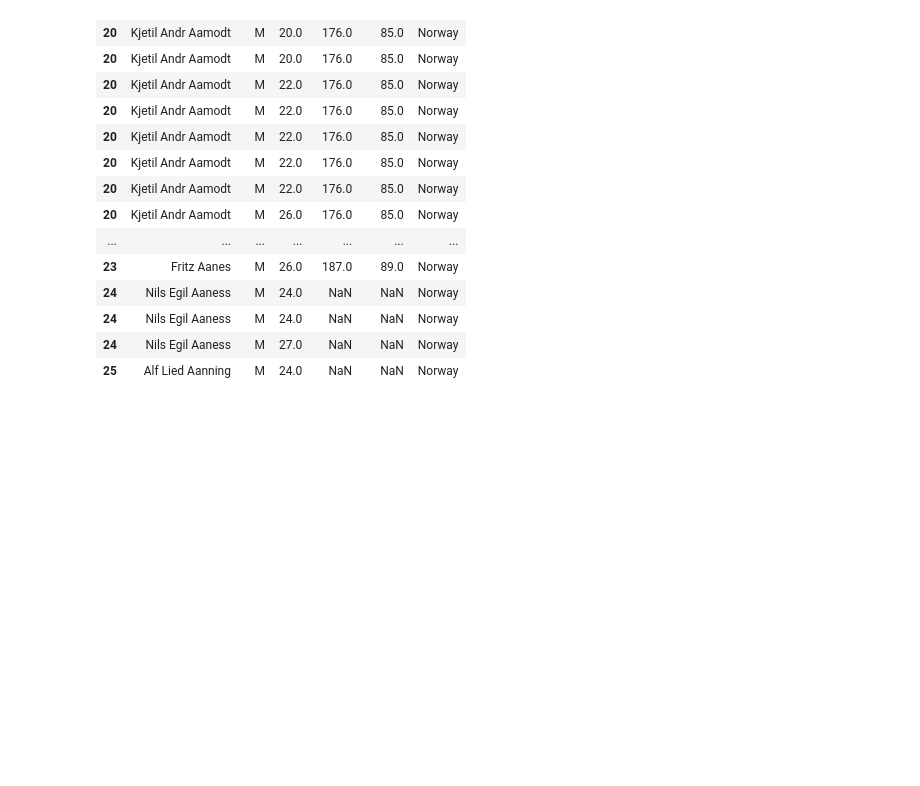
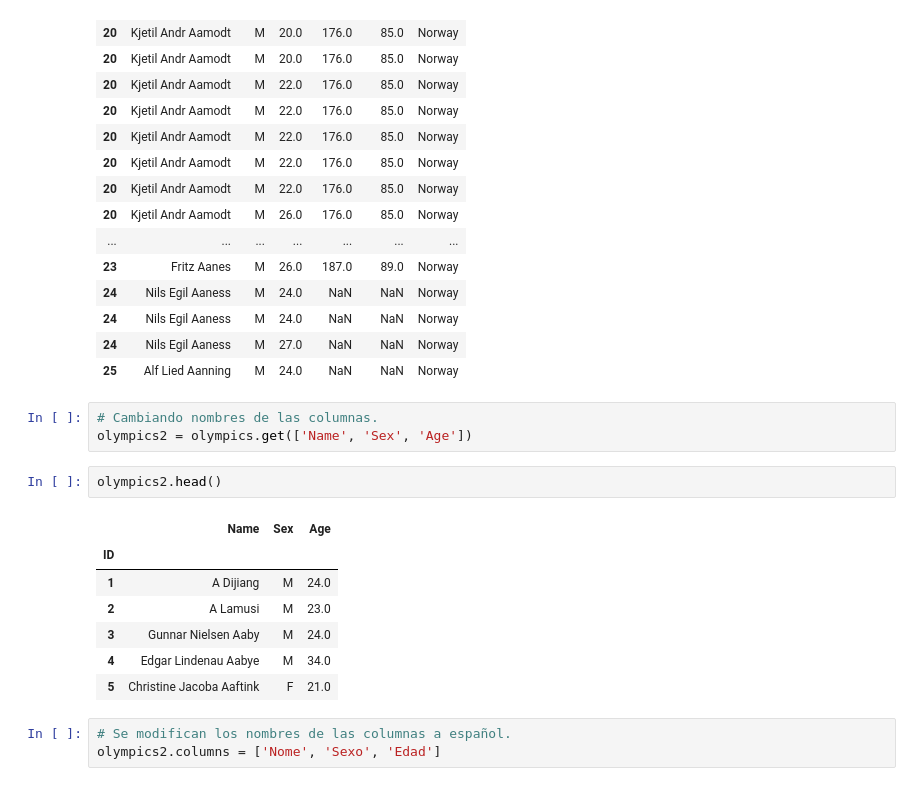
Before and after one commit to oscargbocanegra/learning, a Jupyter notebook: MachineLearning/c-udemy-analisis-datos-python-3/notebooks/04-manipulacion-datos-pandas.ipynb, the cells around one changed output. Drawn from its saved outputs; the diff is of its cells as text; blank space fills up the shorter version.

```diff
--- a/MachineLearning/c-udemy-analisis-datos-python-3/notebooks/04-manipulacion-datos-pandas.ipynb
+++ b/MachineLearning/c-udemy-analisis-datos-python-3/notebooks/04-manipulacion-datos-pandas.ipynb
@@ -464,3 +464,19 @@ olympics.loc[20:25 , 'Name': 'Team']
 | 24 | Nils Egil Aaness | M | 24.0 | NaN | NaN | Norway |
 | 24 | Nils Egil Aaness | M | 27.0 | NaN | NaN | Norway |
 | 25 | Alf Lied Aanning | M | 24.0 | NaN | NaN | Norway |
+# %%
+# Cambiando nombres de las columnas.
+olympics2 = olympics.get(['Name', 'Sex', 'Age'])
+# %%
+olympics2.head()
+# %% [output]
+|  | Name | Sex | Age |
+| ID |  |  |  |
+| 1 | A Dijiang | M | 24.0 |
+| 2 | A Lamusi | M | 23.0 |
+| 3 | Gunnar Nielsen Aaby | M | 24.0 |
+| 4 | Edgar Lindenau Aabye | M | 34.0 |
+| 5 | Christine Jacoba Aaftink | F | 21.0 |
+# %%
+# Se modifican los nombres de las columnas a español.
+olympics2.columns = ['Nome', 'Sexo', 'Edad']
```
Also changed, not shown: parts of 18 cells of this notebook.
